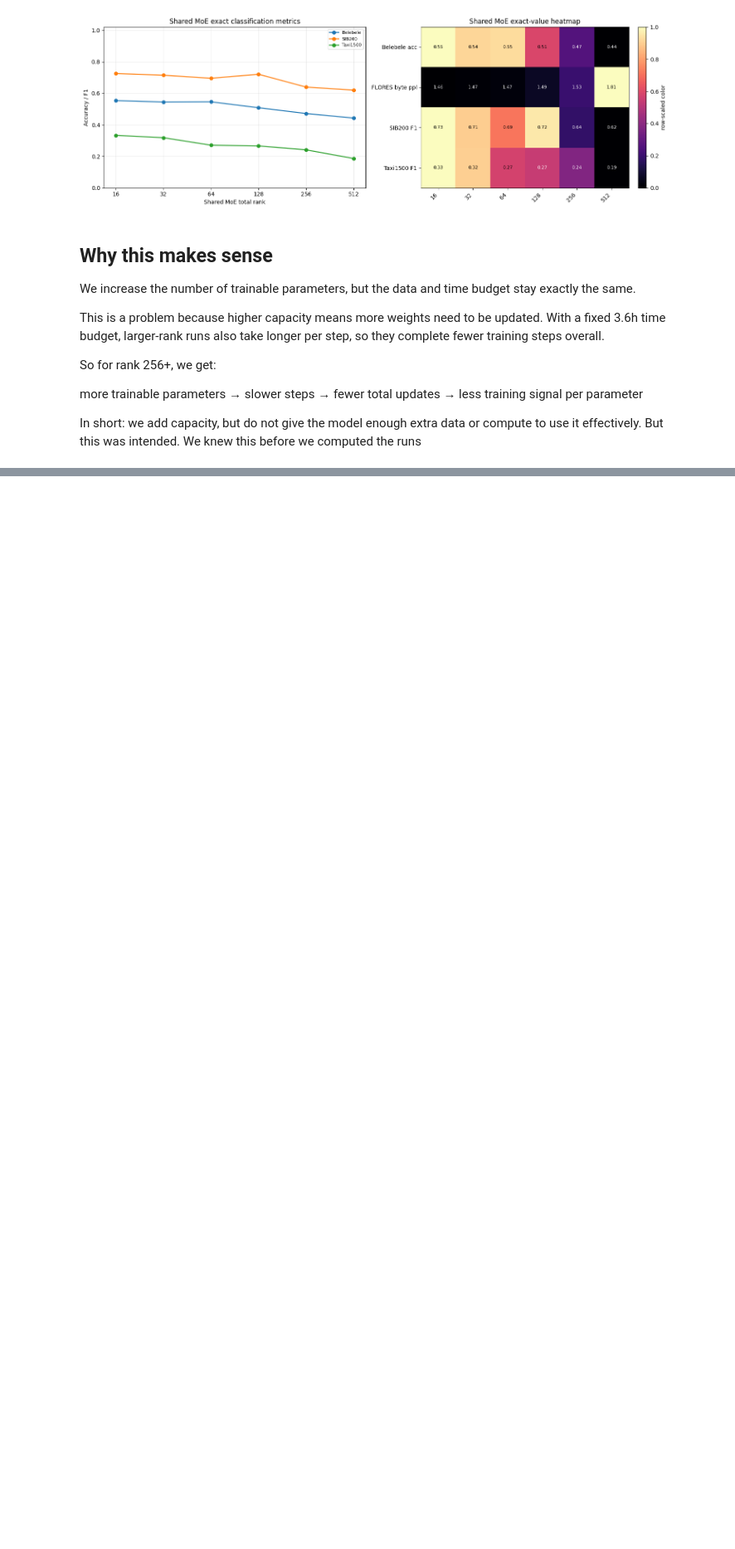
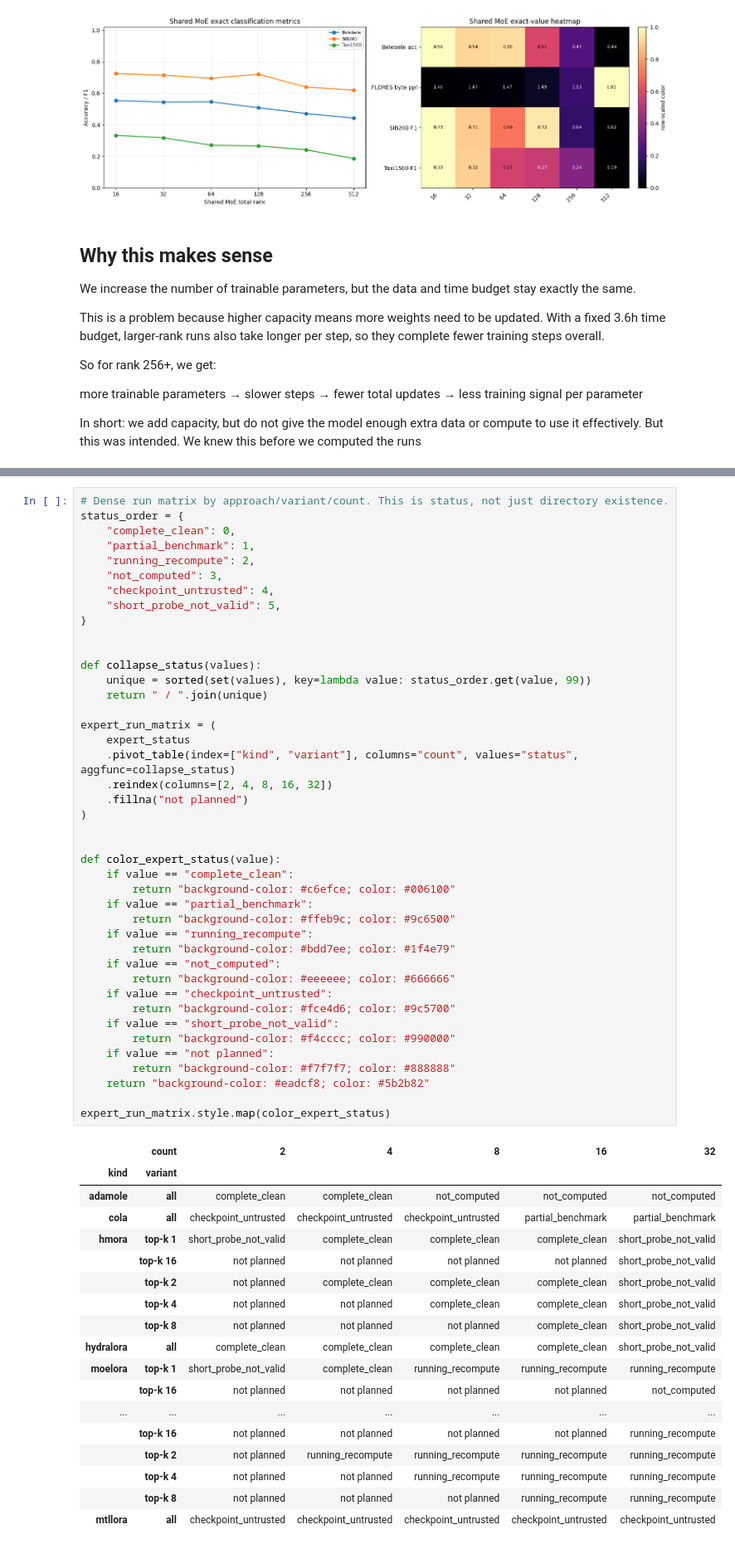
Before and after one commit to dice-group/moe-study, a Jupyter notebook: result_analysis/notebooks/rank_expert_sweep_partial_analysis.ipynb, the cells around one changed output, grey strips where cells are left out. Shown at 83% size. Drawn from its saved outputs; the diff is of its cells as text; blank space fills up the shorter version.

```diff
--- a/result_analysis/notebooks/rank_expert_sweep_partial_analysis.ipynb
+++ b/result_analysis/notebooks/rank_expert_sweep_partial_analysis.ipynb
@@ -594,0 +519,61 @@ In short: we add capacity, but do not give the model enough extra data or comput
+# %%
+# Dense run matrix by approach/variant/count. This is status, not just directory existence.
+status_order = {
+    "complete_clean": 0,
+    "partial_benchmark": 1,
+    "running_recompute": 2,
+    "not_computed": 3,
+    "checkpoint_untrusted": 4,
+    "short_probe_not_valid": 5,
+}
+
+
+def collapse_status(values):
+    unique = sorted(set(values), key=lambda value: status_order.get(value, 99))
+    return " / ".join(unique)
+
+expert_run_matrix = (
+    expert_status
+    .pivot_table(index=["kind", "variant"], columns="count", values="status", aggfunc=collapse_status)
+    .reindex(columns=[2, 4, 8, 16, 32])
+    .fillna("not planned")
+)
+
+
+def color_expert_status(value):
+    if value == "complete_clean":
+        return "background-color: #c6efce; color: #006100"
+    if value == "partial_benchmark":
+        return "background-color: #ffeb9c; color: #9c6500"
+    if value == "running_recompute":
+        return "background-color: #bdd7ee; color: #1f4e79"
+    if value == "not_computed":
+        return "background-color: #eeeeee; color: #666666"
+    if value == "checkpoint_untrusted":
+        return "background-color: #fce4d6; color: #9c5700"
+    if value == "short_probe_not_valid":
+        return "background-color: #f4cccc; color: #990000"
+    if value == "not planned":
+        return "background-color: #f7f7f7; color: #888888"
+    return "background-color: #eadcf8; color: #5b2b82"
+
+expert_run_matrix.style.map(color_expert_status)
+# %% [output]
+|  | count | 2 | 4 | 8 | 16 | 32 |
+| kind | variant |  |  |  |  |  |
+| adamole | all | complete_clean | complete_clean | not_computed | not_computed | not_computed |
+| cola | all | checkpoint_untrusted | checkpoint_untrusted | checkpoint_untrusted | partial_benchmark | partial_benchmark |
+| hmora | top-k 1 | short_probe_not_valid | complete_clean | complete_clean | complete_clean | short_probe_not_valid |
+|  | top-k 16 | not planned | not planned | not planned | not planned | short_probe_not_valid |
+|  | top-k 2 | not planned | complete_clean | complete_clean | complete_clean | short_probe_not_valid |
+|  | top-k 4 | not planned | not planned | complete_clean | complete_clean | short_probe_not_valid |
+|  | top-k 8 | not planned | not planned | not planned | complete_clean | short_probe_not_valid |
+| hydralora | all | complete_clean | complete_clean | complete_clean | complete_clean | short_probe_not_valid |
+| moelora | top-k 1 | short_probe_not_valid | complete_clean | running_recompute | running_recompute | running_recompute |
+|  | top-k 16 | not planned | not planned | not planned | not planned | not_computed |
+| ... | ... | ... | ... | ... | ... | ... |
+|  | top-k 16 | not planned | not planned | not planned | not planned | running_recompute |
+|  | top-k 2 | not planned | running_recompute | running_recompute | running_recompute | running_recompute |
+|  | top-k 4 | not planned | not planned | running_recompute | running_recompute | running_recompute |
+|  | top-k 8 | not planned | not planned | not planned | running_recompute | running_recompute |
+| mtllora | all | checkpoint_untrusted | checkpoint_untrusted | checkpoint_untrusted | checkpoint_untrusted | checkpoint_untrusted |
```
Also changed, not shown: parts of 16 cells of this notebook.
